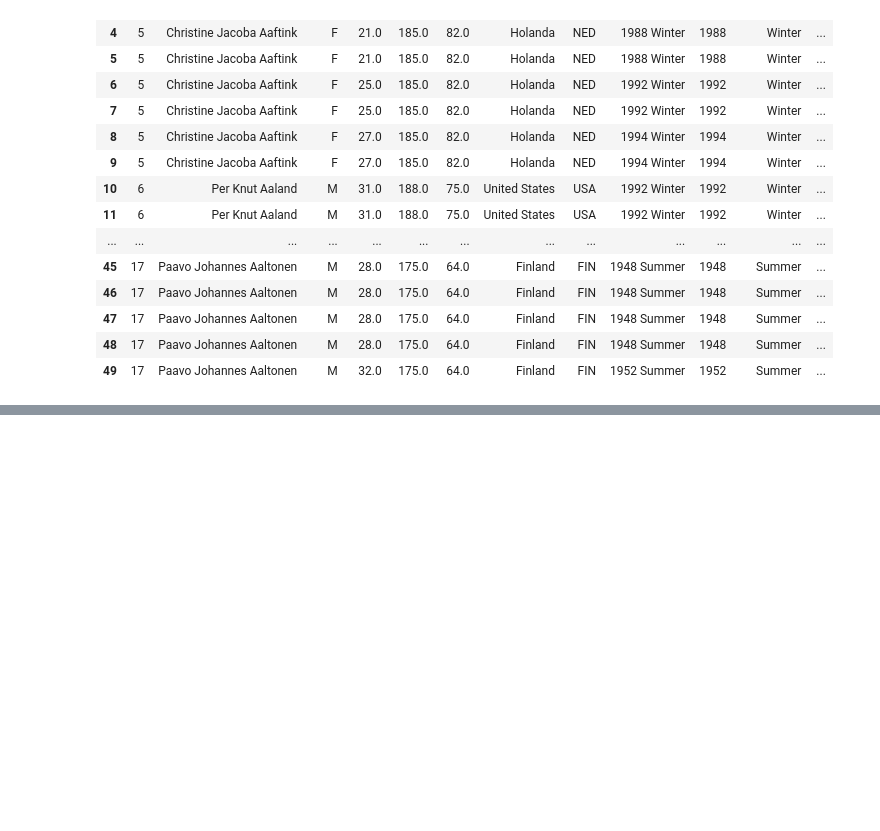
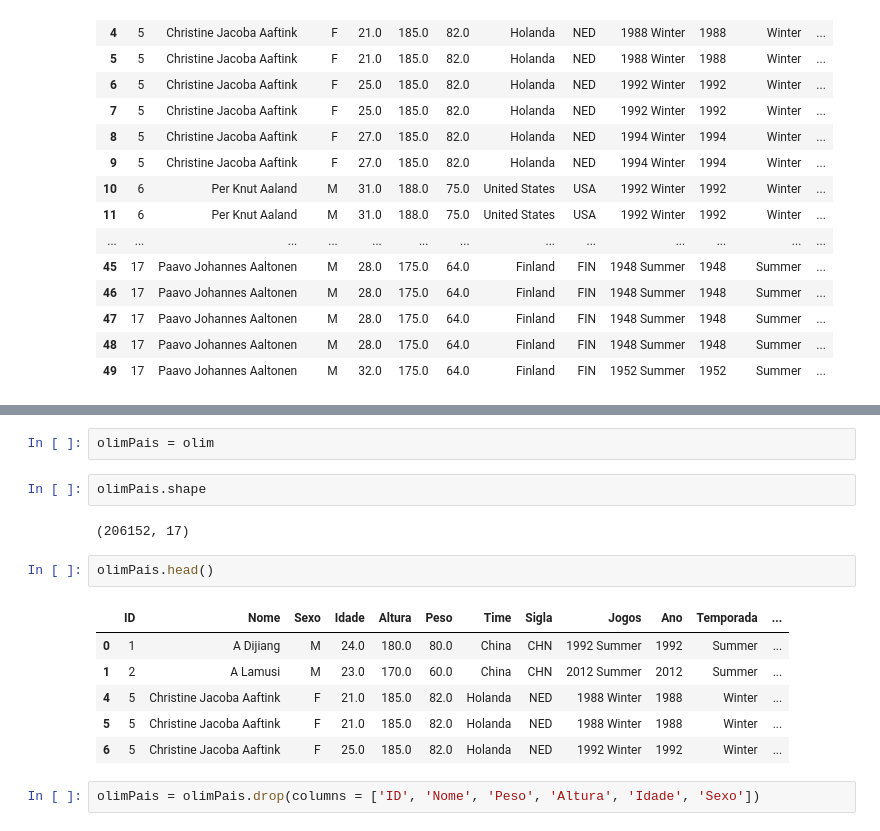
Before and after one commit to tirolezzo/120_years_of_Olympic_history, a Jupyter notebook: 120_years_of_Olympic_history.ipynb, the cells around one changed output, grey strips where cells are left out. Cells and saved outputs as stored; diff of their text form; blank space fills up the shorter version.

```diff
--- a/120_years_of_Olympic_history.ipynb
+++ b/120_years_of_Olympic_history.ipynb
@@ -527,0 +789,17 @@ olim.head(40)
+# %%
+olimPais = olim
+# %%
+olimPais.shape
+# %% [output]
+(206152, 17)
+# %%
+olimPais.head()
+# %% [output]
+|  | ID | Nome | Sexo | Idade | Altura | Peso | Time | Sigla | Jogos | Ano | Temporada | ... |
+| 0 | 1 | A Dijiang | M | 24.0 | 180.0 | 80.0 | China | CHN | 1992 Summer | 1992 | Summer | ... |
+| 1 | 2 | A Lamusi | M | 23.0 | 170.0 | 60.0 | China | CHN | 2012 Summer | 2012 | Summer | ... |
+| 4 | 5 | Christine Jacoba Aaftink | F | 21.0 | 185.0 | 82.0 | Holanda | NED | 1988 Winter | 1988 | Winter | ... |
+| 5 | 5 | Christine Jacoba Aaftink | F | 21.0 | 185.0 | 82.0 | Holanda | NED | 1988 Winter | 1988 | Winter | ... |
+| 6 | 5 | Christine Jacoba Aaftink | F | 25.0 | 185.0 | 82.0 | Holanda | NED | 1992 Winter | 1992 | Winter | ... |
+# %%
+olimPais = olimPais.drop(columns = ['ID', 'Nome', 'Peso', 'Altura', 'Idade', 'Sexo'])
```
Also changed, not shown: parts of 24 cells of this notebook.
